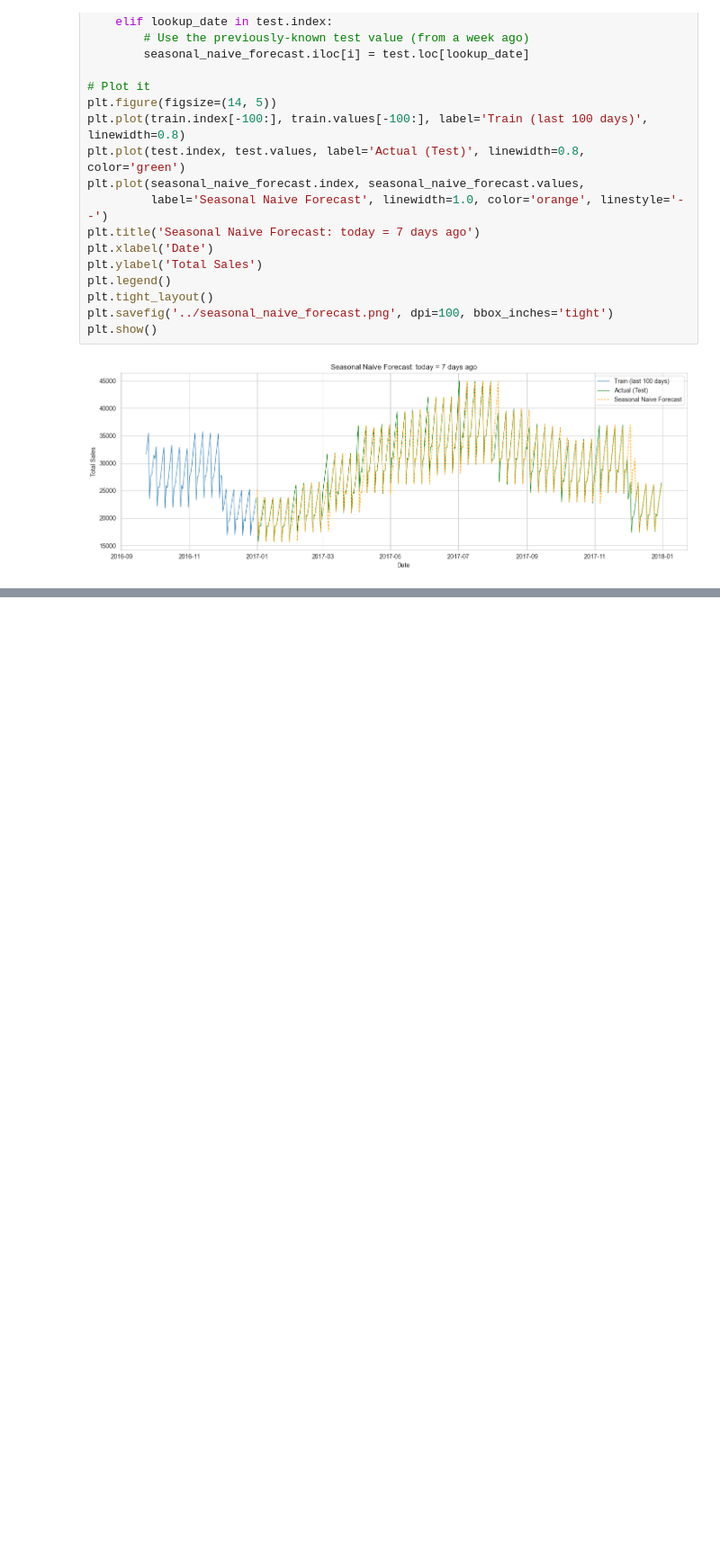
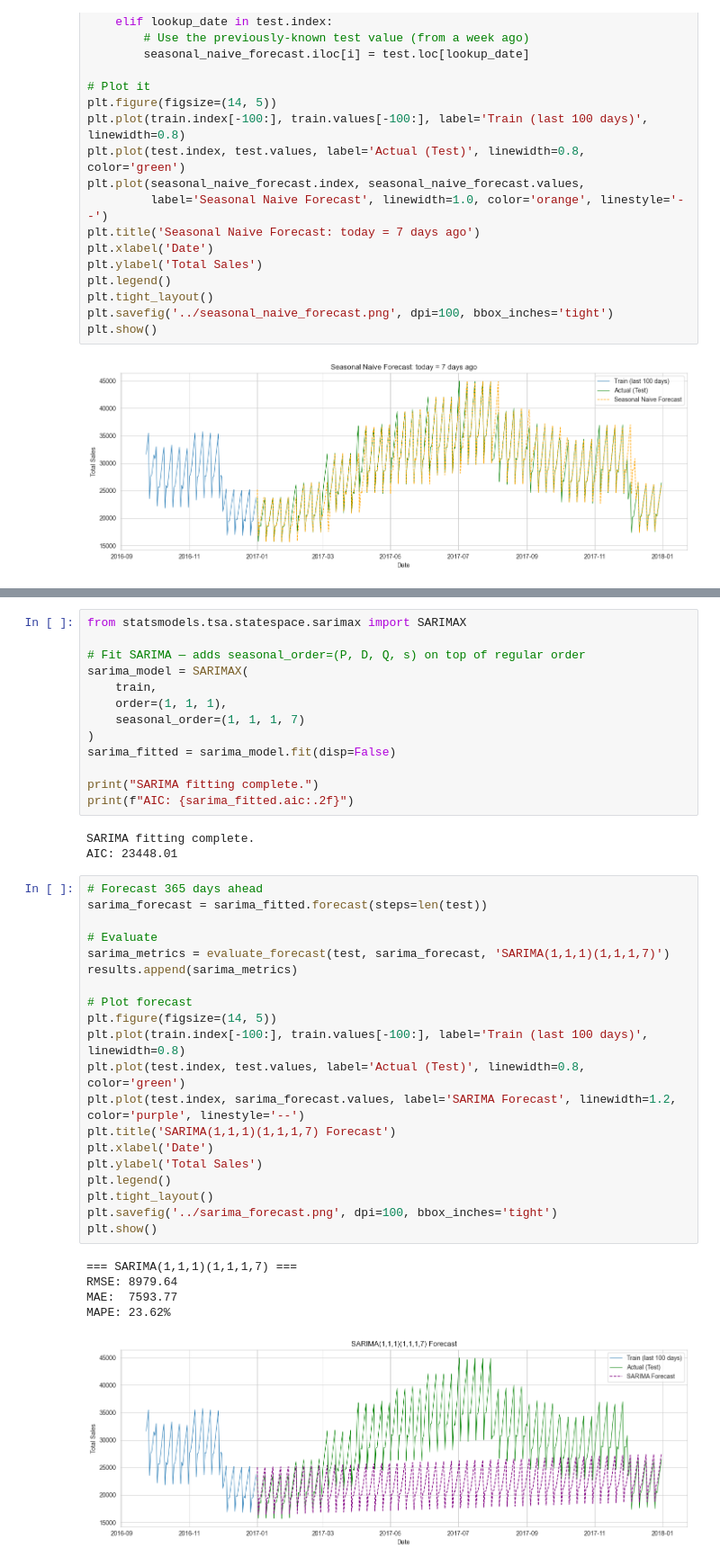
Before and after one commit to ZakkiShah5/time-series-forecasting, a Jupyter notebook: notebooks/01_eda_modeling.ipynb, the cells around one changed output, grey strips where cells are left out. Shown at 90% size. Saved outputs shown, nothing was run; the diff lists cells and outputs as text; blank space fills up the shorter version.

```diff
--- a/notebooks/01_eda_modeling.ipynb
+++ b/notebooks/01_eda_modeling.ipynb
@@ -693,0 +488,42 @@ AttributeError: 'numpy.ndarray' object has no attribute 'index'
+# %%
+from statsmodels.tsa.statespace.sarimax import SARIMAX
+
+# Fit SARIMA — adds seasonal_order=(P, D, Q, s) on top of regular order
+sarima_model = SARIMAX(
+    train,
+    order=(1, 1, 1),
+    seasonal_order=(1, 1, 1, 7)
+)
+sarima_fitted = sarima_model.fit(disp=False)
+
+print("SARIMA fitting complete.")
+print(f"AIC: {sarima_fitted.aic:.2f}")
+# %% [output]
+SARIMA fitting complete.
+AIC: 23448.01
+# %%
+# Forecast 365 days ahead
+sarima_forecast = sarima_fitted.forecast(steps=len(test))
+
+# Evaluate
+sarima_metrics = evaluate_forecast(test, sarima_forecast, 'SARIMA(1,1,1)(1,1,1,7)')
+results.append(sarima_metrics)
+
+# Plot forecast
+plt.figure(figsize=(14, 5))
+plt.plot(train.index[-100:], train.values[-100:], label='Train (last 100 days)', linewidth=0.8)
+plt.plot(test.index, test.values, label='Actual (Test)', linewidth=0.8, color='green')
+plt.plot(test.index, sarima_forecast.values, label='SARIMA Forecast', linewidth=1.2, color='purple', linestyle='--')
+plt.title('SARIMA(1,1,1)(1,1,1,7) Forecast')
+plt.xlabel('Date')
+plt.ylabel('Total Sales')
+plt.legend()
+plt.tight_layout()
+plt.savefig('../sarima_forecast.png', dpi=100, bbox_inches='tight')
+plt.show()
+# %% [output]
+=== SARIMA(1,1,1)(1,1,1,7) ===
+RMSE: 8979.64
+MAE:  7593.77
+MAPE: 23.62%
+[figure, added]
```
Also changed, not shown: parts of 62 cells of this notebook, 5 other files.
